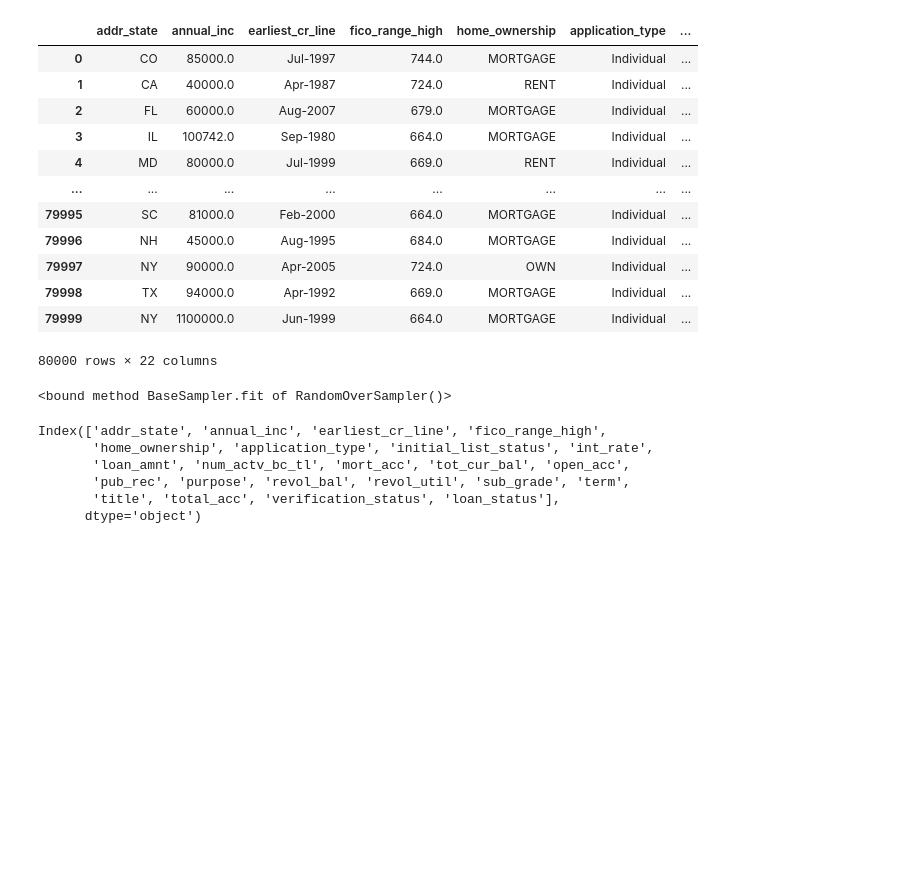
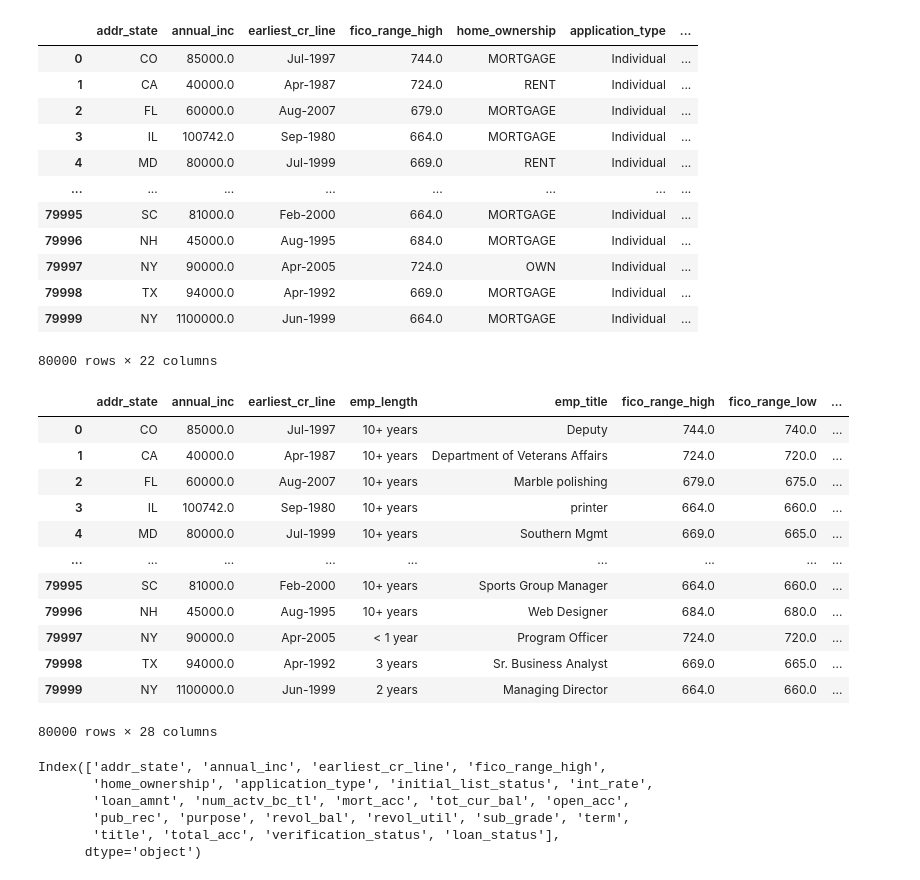
Before and after one commit to Manichellappan/hackathon, a Jupyter notebook: Credic prediction.ipynb, the cells around one changed output. Cells and saved outputs as stored; diff of their text form; code cells hidden in the pictures; blank space fills up the shorter version.

```diff
--- a/Credic prediction.ipynb
+++ b/Credic prediction.ipynb
@@ -928,4 +939,0 @@ ros=RandomOverSampler()
-# %%
-ros.fit
-# %% [output]
-<bound method BaseSampler.fit of RandomOverSampler()>
@@ -931,0 +942,16 @@ ros.fit
+# %%
+data_copy
+# %% [output]
+|  | addr_state | annual_inc | earliest_cr_line | emp_length | emp_title | fico_range_high | fico_range_low | ... |
+| 0 | CO | 85000.0 | Jul-1997 | 10+ years | Deputy | 744.0 | 740.0 | ... |
+| 1 | CA | 40000.0 | Apr-1987 | 10+ years | Department of Veterans Affairs | 724.0 | 720.0 | ... |
+| 2 | FL | 60000.0 | Aug-2007 | 10+ years | Marble polishing | 679.0 | 675.0 | ... |
+| 3 | IL | 100742.0 | Sep-1980 | 10+ years | printer | 664.0 | 660.0 | ... |
+| 4 | MD | 80000.0 | Jul-1999 | 10+ years | Southern Mgmt | 669.0 | 665.0 | ... |
+| ... | ... | ... | ... | ... | ... | ... | ... | ... |
+| 79995 | SC | 81000.0 | Feb-2000 | 10+ years | Sports Group Manager | 664.0 | 660.0 | ... |
+| 79996 | NH | 45000.0 | Aug-1995 | 10+ years | Web Designer | 684.0 | 680.0 | ... |
+| 79997 | NY | 90000.0 | Apr-2005 | < 1 year | Program Officer | 724.0 | 720.0 | ... |
+| 79998 | TX | 94000.0 | Apr-1992 | 3 years | Sr. Business Analyst | 669.0 | 665.0 | ... |
+| 79999 | NY | 1100000.0 | Jun-1999 | 2 years | Managing Director | 664.0 | 660.0 | ... |
+80000 rows × 28 columns
```
Also changed, not shown: parts of 66 cells of this notebook.
